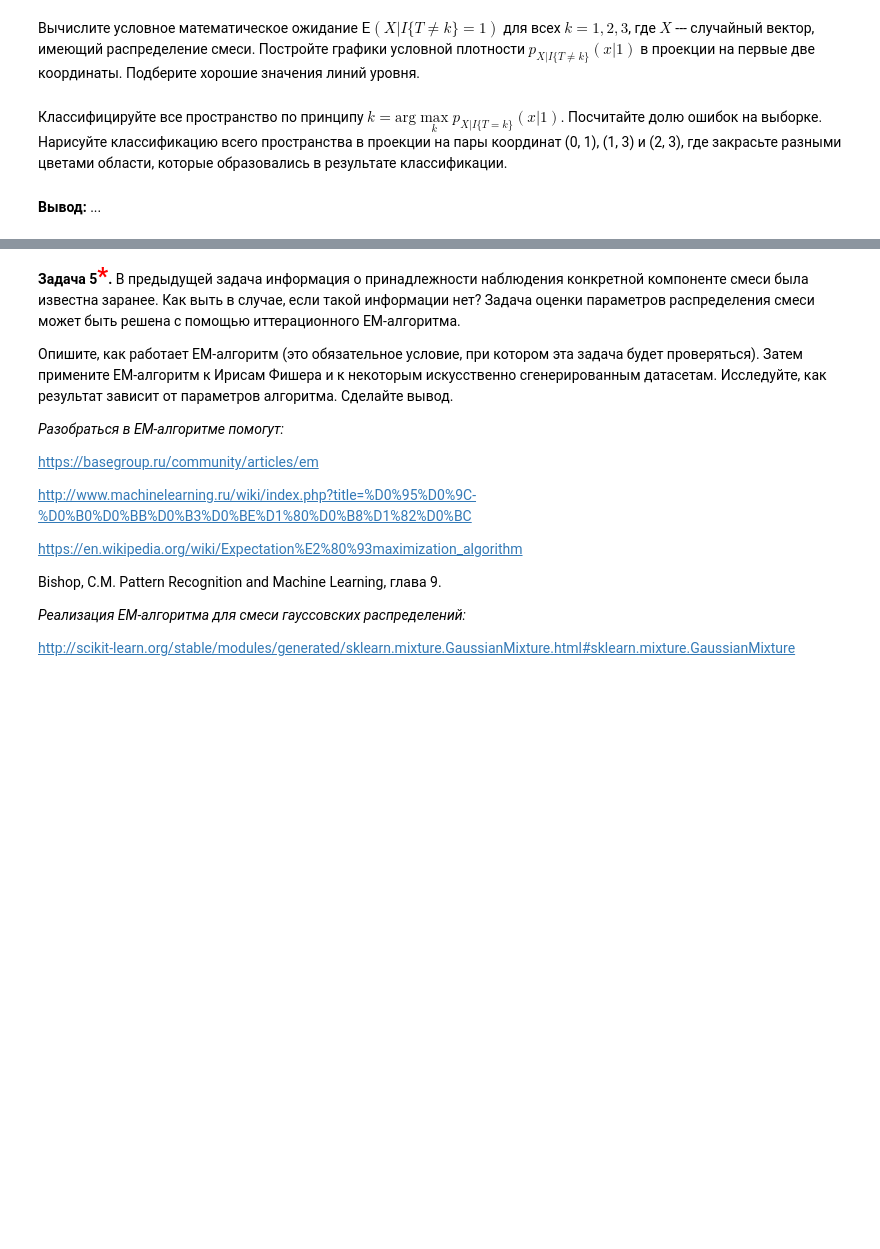
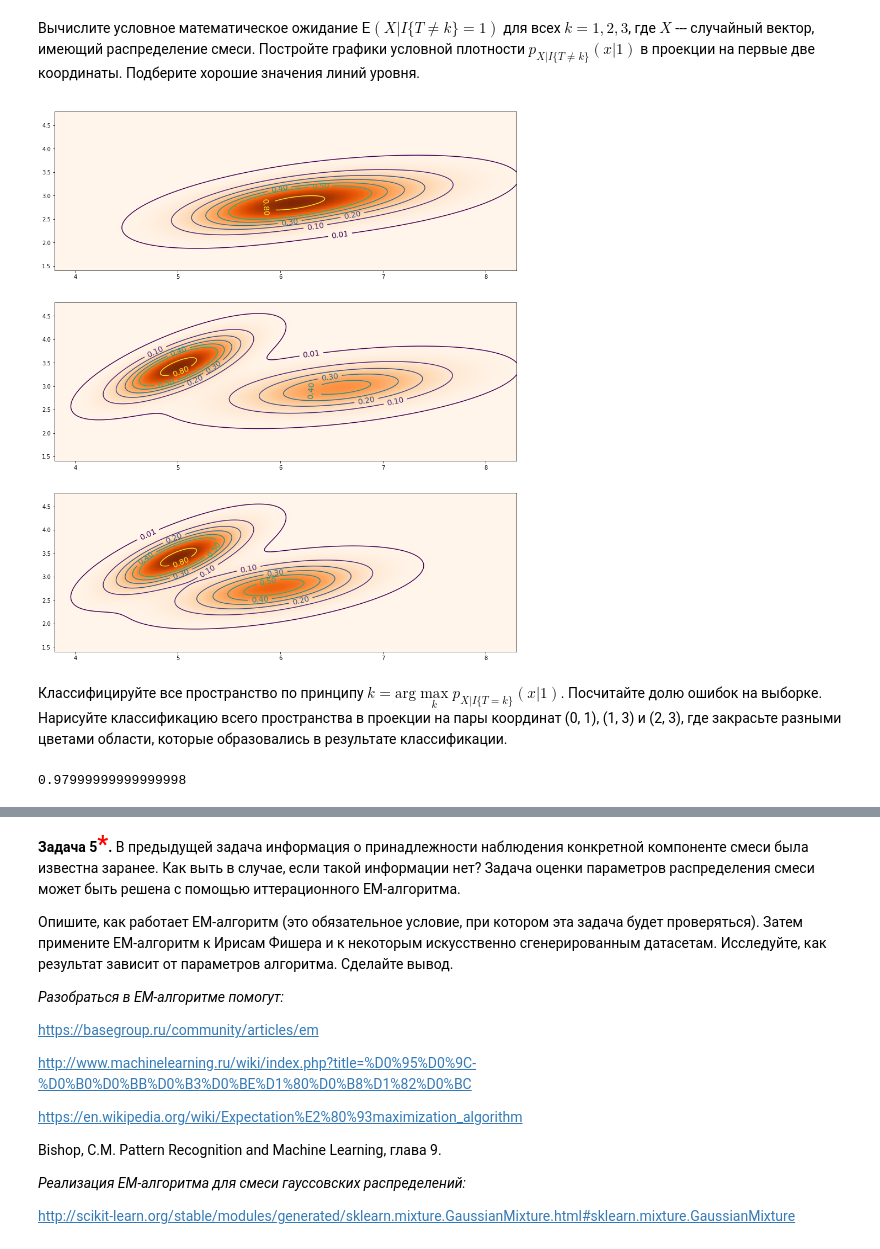
Before and after one commit to vanderwardan/math-statistics, a Jupyter notebook: Task3/3.29.ipynb, the cells around one changed output, grey strips where cells are left out. Saved outputs shown, nothing was run; the diff lists cells and outputs as text; code cells hidden in the pictures; blank space fills up the shorter version.

```diff
--- a/Task3/3.29.ipynb
+++ b/Task3/3.29.ipynb
@@ -218,3 +232,22 @@ plt.show()
+# %%
+grid = np.mgrid[3.8:8.3:0.01, 1.4:4.8:0.01]
+pos = np.empty(grid[0].shape + (2,))
+pos[:, :, 0] = grid[0]
+pos[:, :, 1] = grid[1]
+
+density1 = (gauss2.pdf(pos) + gauss3.pdf(pos)) / 2
+density2 = (gauss1.pdf(pos) + gauss3.pdf(pos)) / 2
+density3 = (gauss1.pdf(pos) + gauss2.pdf(pos)) / 2
+
+plt.figure(figsize=(15, 18))
+for i, dens in enumerate([density1, density2, density_3]):
+    plt.subplot(3, 1, i + 1)
+    plt.pcolormesh(grid[0], grid[1], dens, cmap='Oranges')
+    CS = plt.contour(grid[0], grid[1], dens,[0.01, 0.1, 0.2, 0.3, 0.4, 0.5, 0.8])
+    plt.clabel(CS, fontsize=14, inline=1, fmt='%1.2f', cmap='Set3')
+plt.show()
+# %% [output]
+[figure, added]
 # %% [markdown]
 Классифицируйте все пространство по принципу $k = \text{arg}\max\limits_k p_{X|I\{T = k\}}\left(x \left| 1\right.\right)$.
 Посчитайте долю ошибок на выборке.
@@ -224,2 +254,0 @@ plt.show()
-# %% [markdown]
-**Вывод:** ...
@@ -225,0 +260,5 @@ plt.show()
+# %%
+from sklearn.metrics import accuracy_score
+accuracy_score(np.array(list(map(lambda x: argmax_k(x), sample))), classes)
+# %% [output]
+0.97999999999999998
```
Also changed, not shown: parts of 15 cells of this notebook, 1 other file.
